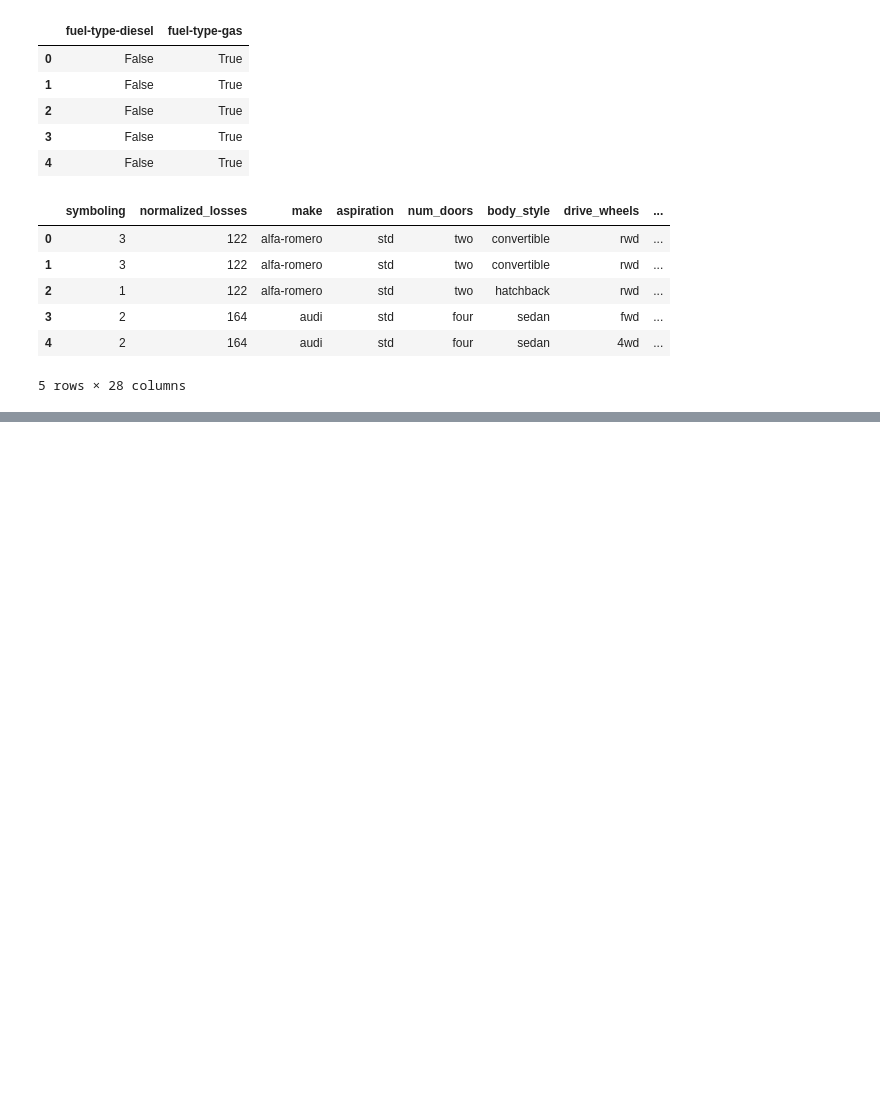
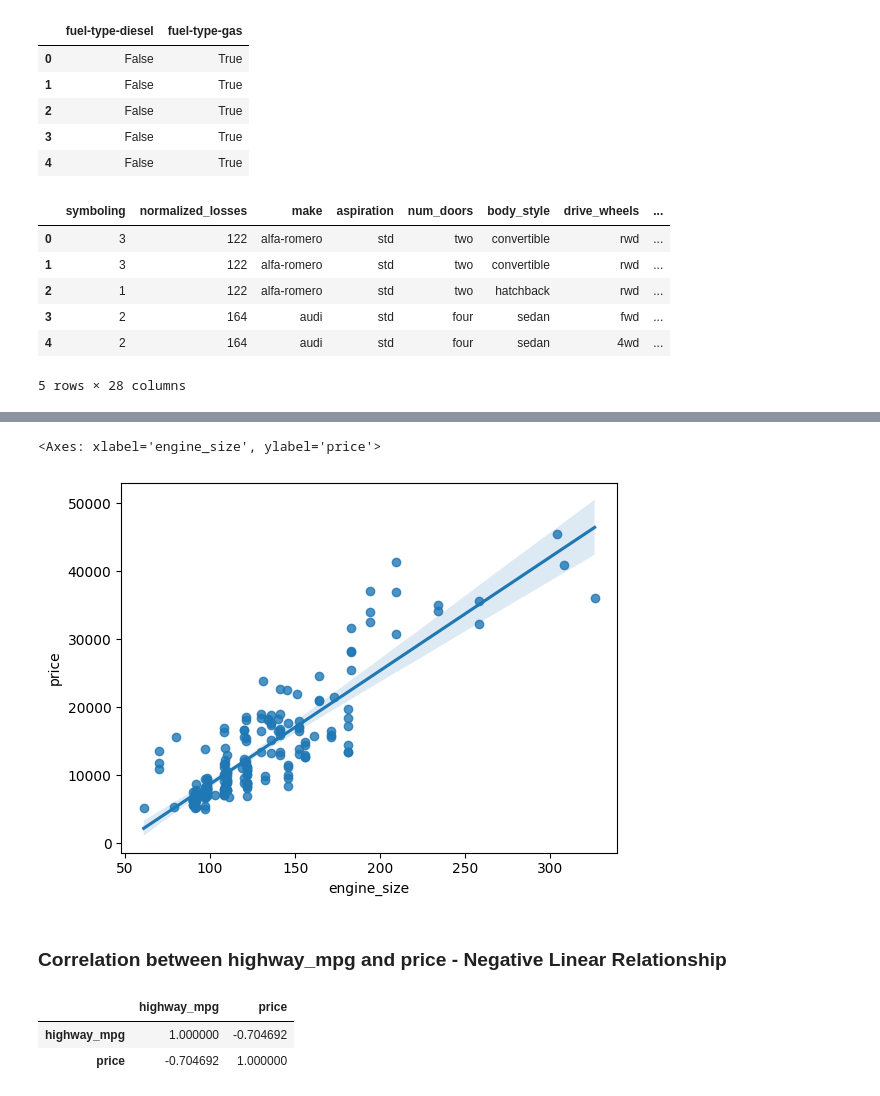
Before and after one commit to vadivelmurugesan/data-science, a Jupyter notebook: example_data_sets/02_used_cars_data_set.ipynb, the cells around one changed output, grey strips where cells are left out. Cells and saved outputs as stored; diff of their text form; code cells hidden in the pictures; blank space fills up the shorter version.

```diff
--- a/example_data_sets/02_used_cars_data_set.ipynb
+++ b/example_data_sets/02_used_cars_data_set.ipynb
@@ -456,0 +486,13 @@ df.head()
+# %%
+sns.regplot(x = 'engine_size', y ='price', data = df)
+# %% [output]
+<Axes: xlabel='engine_size', ylabel='price'>
+[figure, added]
+# %% [markdown]
+### Correlation between highway_mpg and price - Negative Linear Relationship
+# %%
+df[['highway_mpg', 'price']].corr()
+# %% [output]
+|  | highway_mpg | price |
+| highway_mpg | 1.000000 | -0.704692 |
+| price | -0.704692 | 1.000000 |
```
Also changed, not shown: parts of 14 cells of this notebook.
